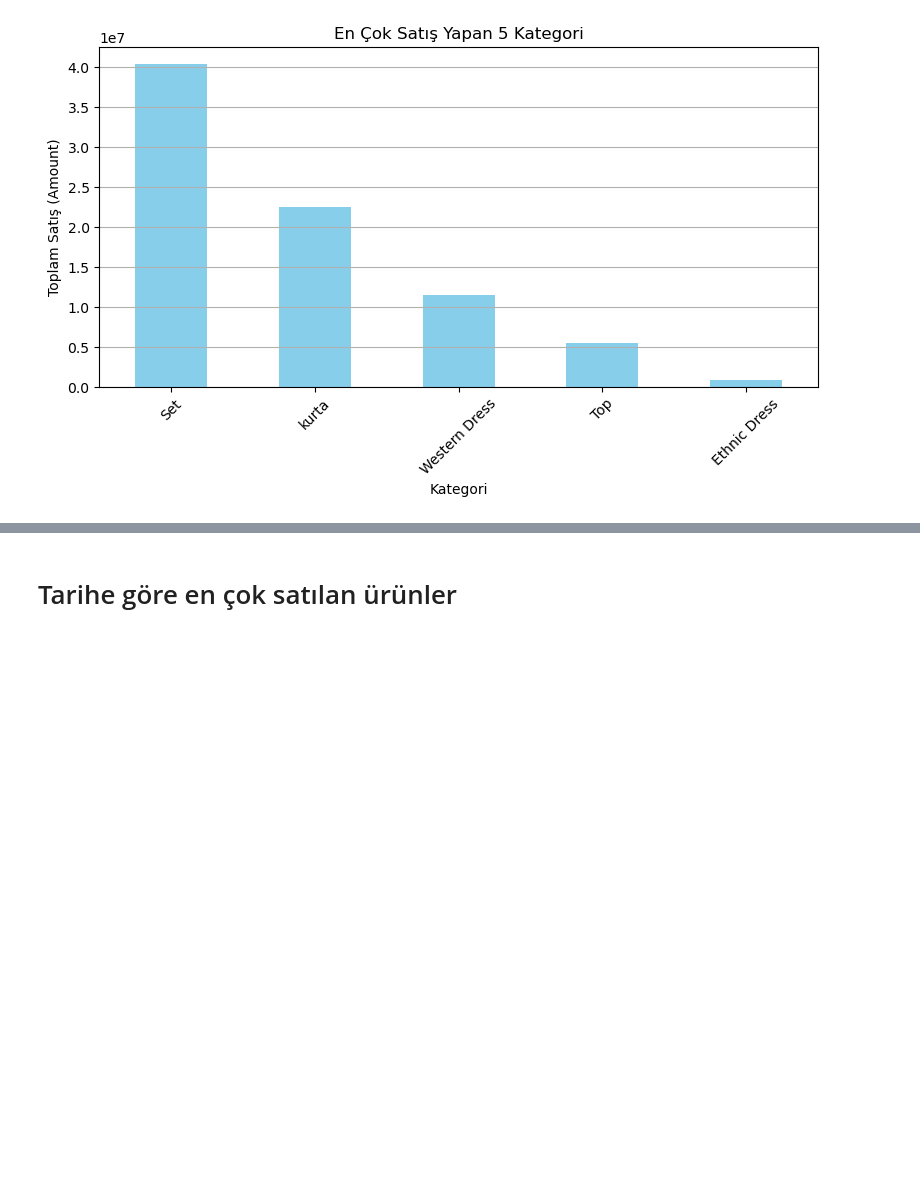
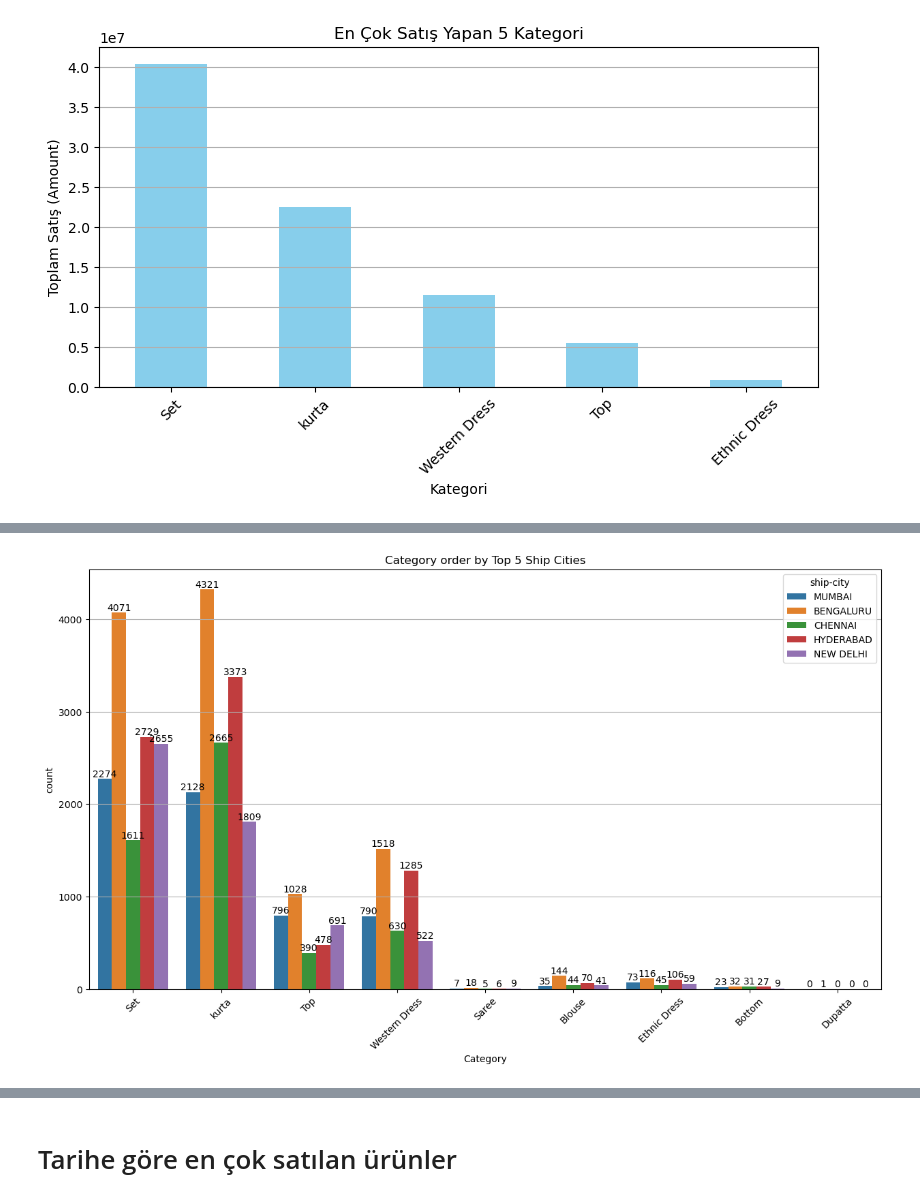
Before and after one commit to nur922/Python-Data-Analysis, a Jupyter notebook: AmazonSaleAnalysis.ipynb, the cells around one changed output, grey strips where cells are left out. Cells and saved outputs as stored; diff of their text form; code cells hidden in the pictures; blank space fills up the shorter version.

```diff
--- a/AmazonSaleAnalysis.ipynb
+++ b/AmazonSaleAnalysis.ipynb
@@ -203,0 +288,15 @@ plt.show()
+# %%
+top_5_cities = df['ship-city'].value_counts().nlargest(5).index
+df_top_cities = df[df['ship-city'].isin(top_5_cities)]
+plt.figure(figsize=(15,8))
+ax = sbn.countplot(data=df_top_cities, x="Category", hue="ship-city", palette='tab10')
+plt.title("Category order by Top 5 Ship Cities")
+plt.xticks(rotation=45)
+plt.grid(axis="y")
+
+for container in ax.containers:
+    ax.bar_label(container)
+
+plt.show()
+# %% [output]
+[figure, added]
```
Also changed, not shown: parts of 25 cells of this notebook.
